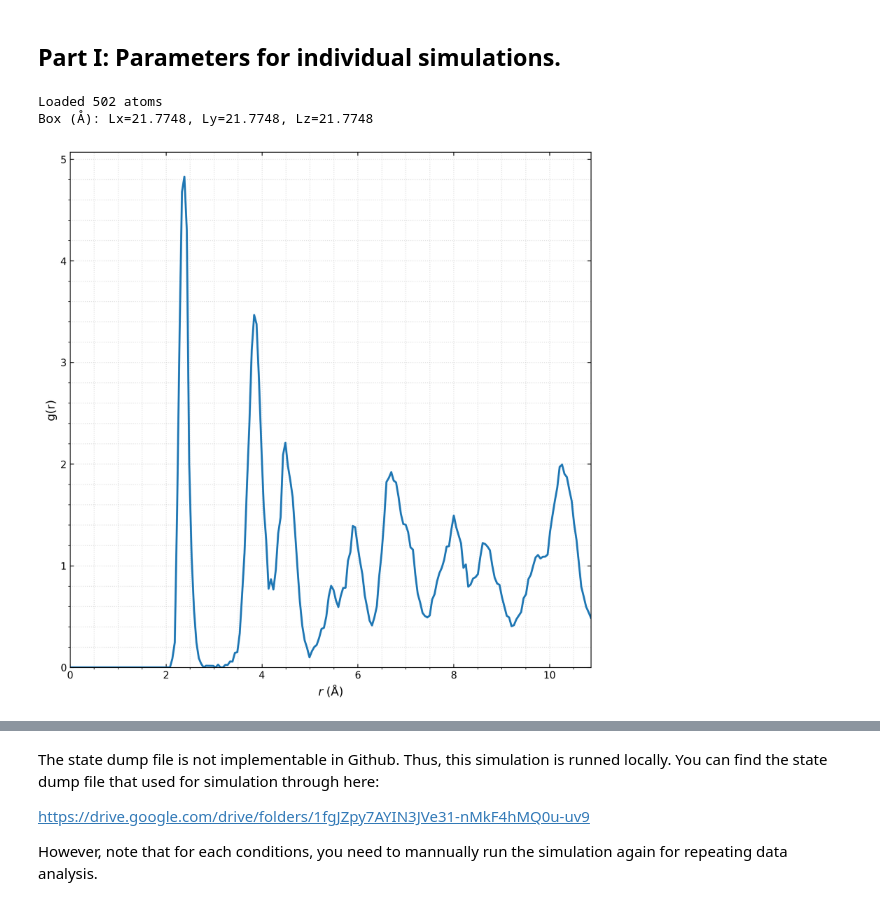
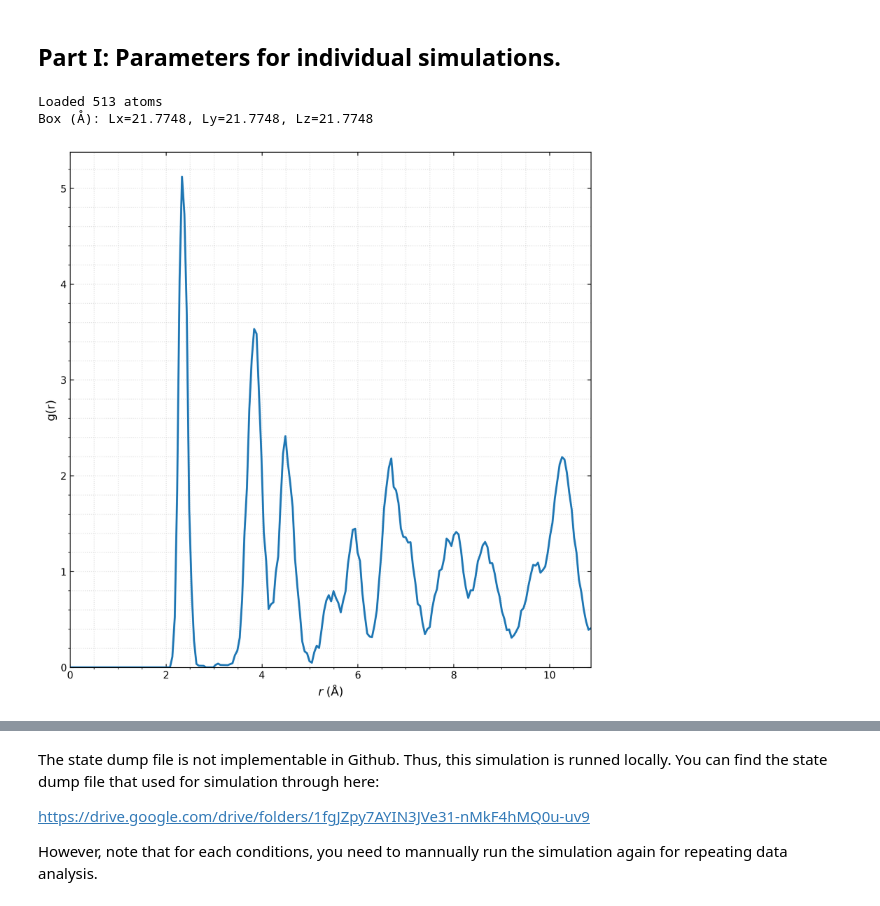
Before and after one commit to lukam2Ilinois/MSE485-Group-2, a Jupyter notebook: MSE 485 Data Analysis.ipynb, the cells around one changed output, grey strips where cells are left out. Cells and saved outputs as stored; diff of their text form; code cells hidden in the pictures.

Commit message:
Add one interstitial data and the analysis of D through vacancies change.

```diff
--- a/MSE 485 Data Analysis.ipynb
+++ b/MSE 485 Data Analysis.ipynb
@@ -102,39 +102,39 @@ def compute_pair_correlation(positions, box, dr = 0.05, r_max = None):
     r_centers = 0.5 * (edges[: -1] + edges[1 :])
     return r_centers, g_r
 
-def plot_helper(r, g_r, outfile = "Si-ten-vac-1000K/Pair_Correlation.png"):
+def plot_helper(r, g_r, outfile = "Si-one-int-1000K/Pair_Correlation.png"):
     fig, ax = plt.subplots(figsize = (8, 8), dpi = 300)
     ax.plot(r, g_r, linewidth = 2.0)
     ax.set_xlabel(r"$r \; (\mathrm{\AA})$", fontsize = 12)
     ax.set_ylabel(r"g(r)", fontsize = 12)
     #May change the title based on the simulation conditions.
     ax.set_xlim(0, r.max())
     ax.set_ylim(bottom = 0)
     ax.grid(True, which = "both", linestyle = ":", alpha = 0.4)
     ax.tick_params(direction = "in", top = True, right = True)
     ax.xaxis.set_minor_locator(AutoMinorLocator())
     ax.yaxis.set_minor_locator(AutoMinorLocator())
     fig.tight_layout()
     fig.savefig(outfile, dpi = 300)
     plt.show()
 
 def main():
     #Double check your files!
-    data_file = "Si-ten-vac-1000K/FINAL_STRUCTURE"
+    data_file = "Si-one-int-1000K/FINAL_STRUCTURE_1int"
     positions, box = read_lammps_atomic_structure(data_file)
     print(f"Loaded {positions.shape[0]} atoms")
     print(f"Box (Å): Lx={box[0]:.4f}, Ly={box[1]:.4f}, Lz={box[2]:.4f}")
     dr = 0.05
     r, g_r = compute_pair_correlation(positions, box, dr = dr)
-    np.savetxt("Si-ten-vac-1000K/gr.dat", np.column_stack((r, g_r)), header="r(Å)   g(r)   (FINAL_STRUCTURE)")
+    np.savetxt("Si-one-int-1000K/gr.dat", np.column_stack((r, g_r)), header="r(Å)   g(r)   (FINAL_STRUCTURE)")
     plot_helper(r, g_r)
 
 if __name__ == "__main__":
     main()
 # %% [output]
-Loaded 502 atoms
+Loaded 513 atoms
 Box (Å): Lx=21.7748, Ly=21.7748, Lz=21.7748
-[figure, old version]
+[figure, new version]
 # %%
 #Structural Factor S(K).
 def legal_kvecs(maxn, L):
```
Also changed, not shown: parts of 4 cells of this notebook, 15 other files.
